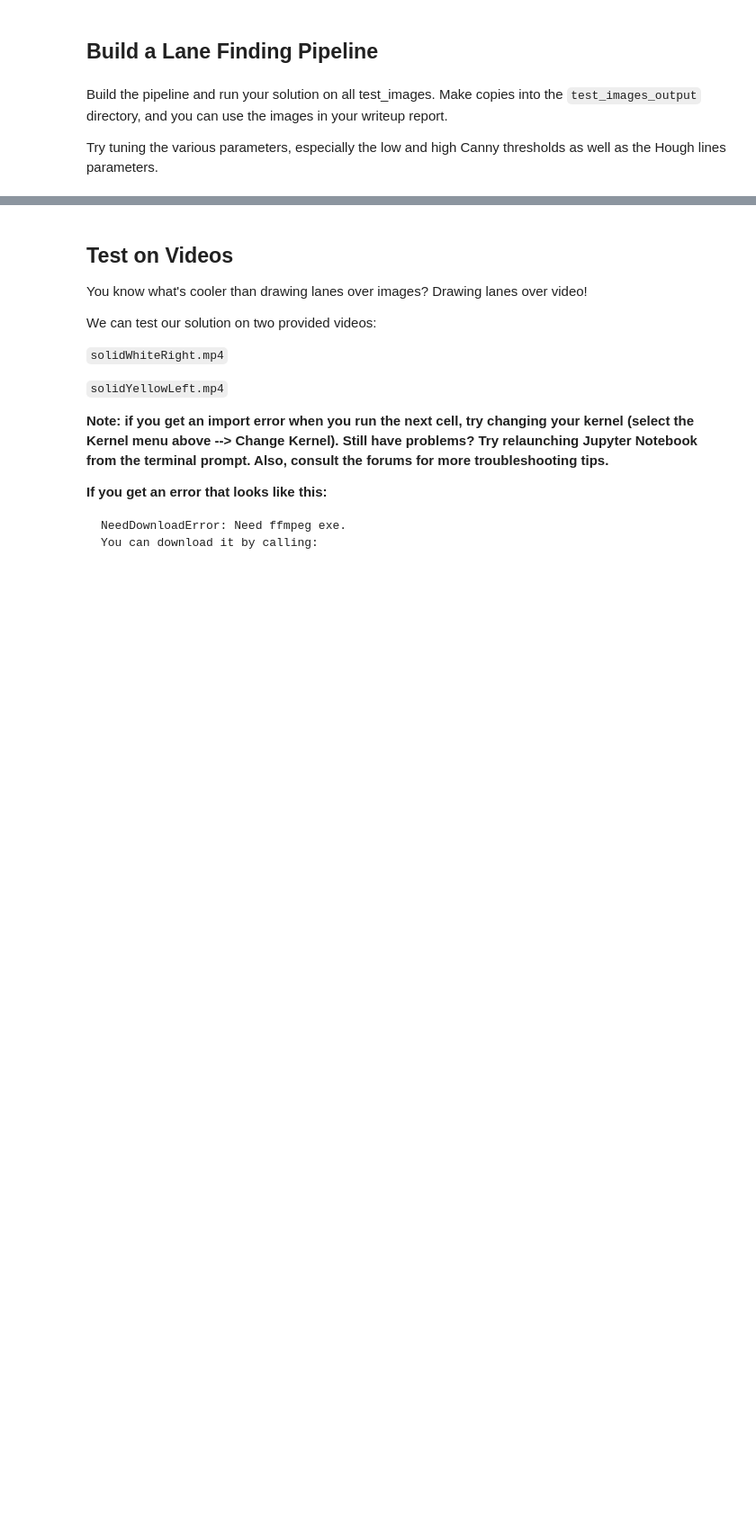
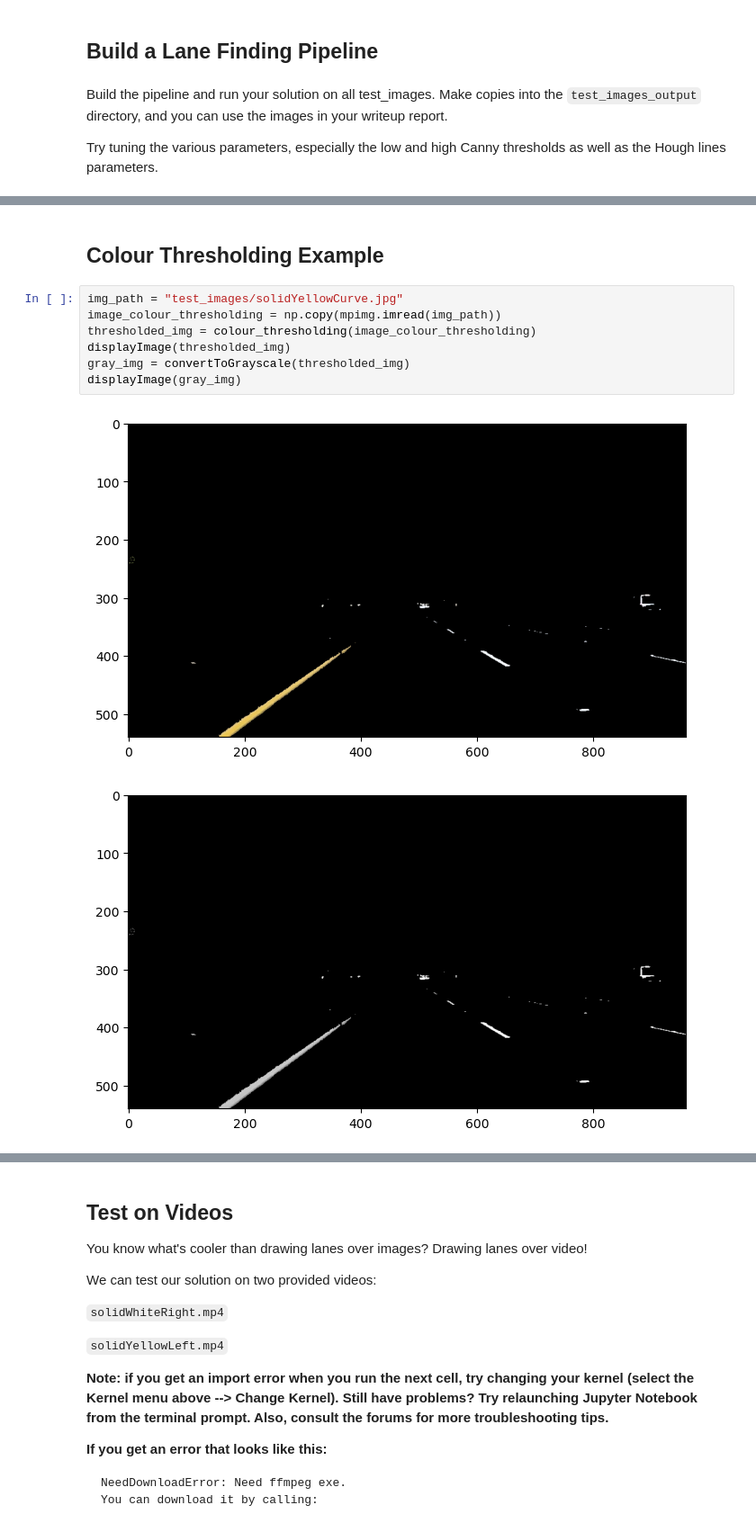
Before and after one commit to bluebarryz/Lane-Detection-CV, a Jupyter notebook: P1.ipynb, the cells around one changed output, grey strips where cells are left out. Shown at 90% size. Saved outputs shown, nothing was run; the diff lists cells and outputs as text; blank space fills up the shorter version.

```diff
--- a/P1.ipynb
+++ b/P1.ipynb
@@ -242,3 +238,15 @@ def getRansacLine(points):
     intercept = ransac.estimator_.intercept_
 
     return slope, intercept
+# %% [markdown]
+<h2>Colour Thresholding Example</h2>
+# %%
+img_path = "test_images/solidYellowCurve.jpg"
+image_colour_thresholding = np.copy(mpimg.imread(img_path))
+thresholded_img = colour_thresholding(image_colour_thresholding)
+displayImage(thresholded_img)
+gray_img = convertToGrayscale(thresholded_img)
+displayImage(gray_img)
+# %% [output]
+[figure, added]
+[figure, added]
```
Also changed, not shown: parts of 15 cells of this notebook, 13 other files.
